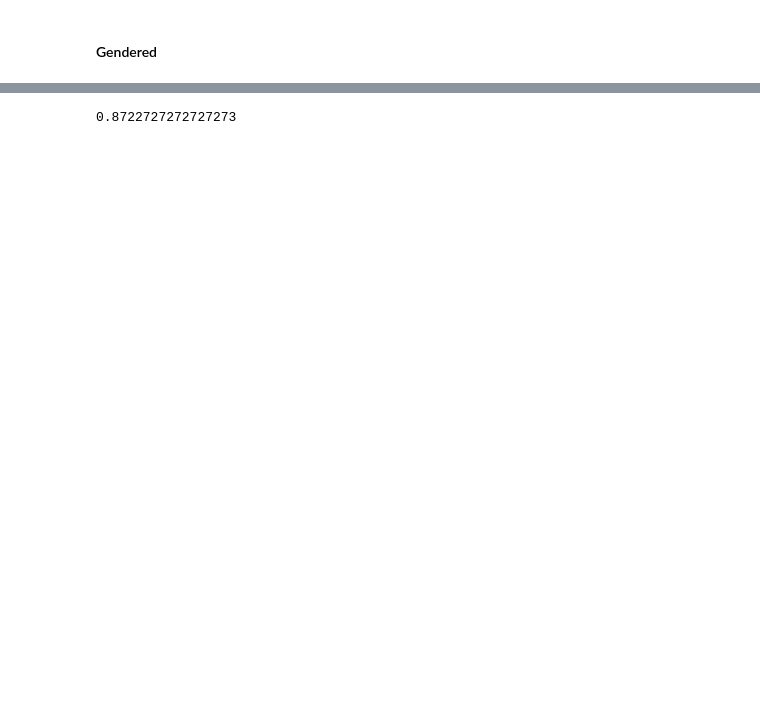
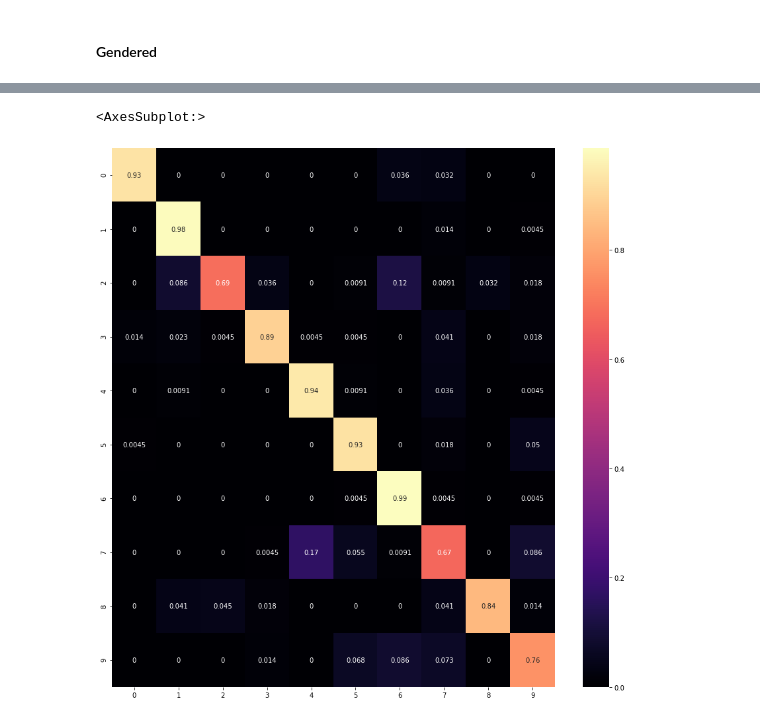
Before and after one commit to luispereda555/recognizing-spoken-digits, a Jupyter notebook: Recognizing Spoken Digits.ipynb, the cells around one changed output, grey strips where cells are left out. Saved outputs shown, nothing was run; the diff lists cells and outputs as text; code cells hidden in the pictures; blank space fills up the shorter version.

```diff
--- a/Recognizing Spoken Digits.ipynb
+++ b/Recognizing Spoken Digits.ipynb
@@ -194,6 +251,13 @@ for i in range(10):
     cluster_df_women['cluster'] = kmeans_labels_women[i]
     cluster_df_women['data'] = WomenDigits[i]
     df_arr_women.append(cluster_df_women)
+# %%
+df_arr_subset = []
+for i in range(10):
+    cluster_df_subset = pd.DataFrame()
+    cluster_df_subset['cluster'] = kmeans_labels_subset[i]
+    cluster_df_subset['data'] = digits_subset[i]
+    df_arr_subset.append(cluster_df_subset)
 # %%
 print(len(df_arr[0]))
 print(len(df_arr_men[0]))
@@ -446,0 +544,33 @@ def findAccuracyGendered(covs_men, covs_women):
+# %%
+def findConfusionMatrixGendered(covs_men, covs_women):
+    true_values_men = []
+    true_values_women = []
+    predicted_values = []
+
+    for i in range(1100):
+        true_values_men.append(i // 110)
+        true_values_women.append(i // 110)
+
+    for i in range(10):
+        for block in menTestDigits[i]:
+            maxScore = covs_men[0].score(block)
+            maxIndex = 0
+            for digit in range(10):
+                score = covs_men[digit].score(block)
+                if(score > maxScore):
+                    maxScore = score
+                    maxIndex = digit
+            predicted_values.append(maxIndex)
+    for i in range(10):
+        for block in womenTestDigits[i]:
+            maxScore = covs_women[0].score(block)
+            maxIndex = 0
+            for digit in range(10):
+                score = covs_women[digit].score(block)
+                if(score > maxScore):
+                    maxScore = score
+                    maxIndex = digit
+            predicted_values.append(maxIndex)
+    true_values = true_values_men + true_values_women
+    cmat = confusion_matrix(true_values, predicted_values, normalize='true')
+    return cmat
@@ -606,4 +765,6 @@ findAccuracyGendered(em_male_models_sphere, em_female_models_sphere)
-# %%
-findAccuracyGendered(em_male_models_diag, em_female_models_full)
-# %% [output]
-0.8722727272727273
+# %%
+plt.figure(figsize = [15,15])
+sns.heatmap(findConfusionMatrixGendered(em_male_models_full, em_female_models_full), annot=True, cmap = 'magma')
+# %% [output]
+<AxesSubplot:>
+[figure, added]
```
Also changed, not shown: parts of 45 cells of this notebook, 3 other files.
